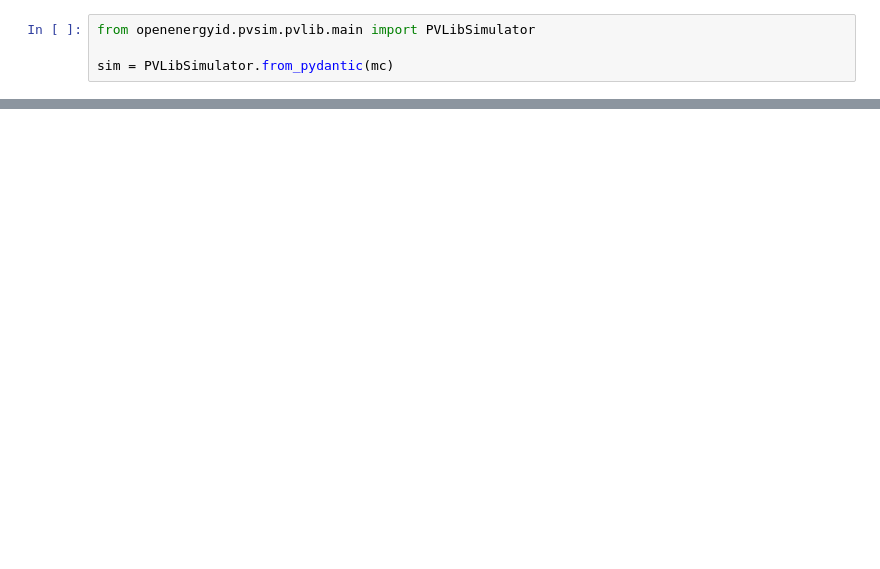
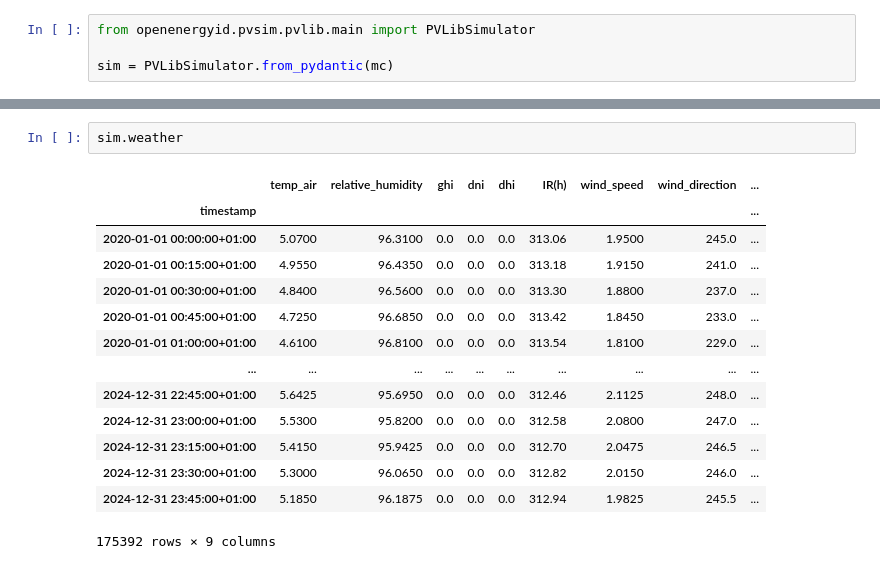
Before and after one commit to EnergieID/OpenEnergyID, a Jupyter notebook: pvlib.ipynb, the cells around one changed output, grey strips where cells are left out. Cells and saved outputs as stored; diff of their text form; blank space fills up the shorter version.

```diff
--- a/pvlib.ipynb
+++ b/pvlib.ipynb
@@ -60,0 +73,17 @@ np.float64(2534.4837578756747)
+# %%
+sim.weather
+# %% [output]
+|  | temp_air | relative_humidity | ghi | dni | dhi | IR(h) | wind_speed | wind_direction | ... |
+| timestamp |  |  |  |  |  |  |  |  | ... |
+| 2020-01-01 00:00:00+01:00 | 5.0700 | 96.3100 | 0.0 | 0.0 | 0.0 | 313.06 | 1.9500 | 245.0 | ... |
+| 2020-01-01 00:15:00+01:00 | 4.9550 | 96.4350 | 0.0 | 0.0 | 0.0 | 313.18 | 1.9150 | 241.0 | ... |
+| 2020-01-01 00:30:00+01:00 | 4.8400 | 96.5600 | 0.0 | 0.0 | 0.0 | 313.30 | 1.8800 | 237.0 | ... |
+| 2020-01-01 00:45:00+01:00 | 4.7250 | 96.6850 | 0.0 | 0.0 | 0.0 | 313.42 | 1.8450 | 233.0 | ... |
+| 2020-01-01 01:00:00+01:00 | 4.6100 | 96.8100 | 0.0 | 0.0 | 0.0 | 313.54 | 1.8100 | 229.0 | ... |
+| ... | ... | ... | ... | ... | ... | ... | ... | ... | ... |
+| 2024-12-31 22:45:00+01:00 | 5.6425 | 95.6950 | 0.0 | 0.0 | 0.0 | 312.46 | 2.1125 | 248.0 | ... |
+| 2024-12-31 23:00:00+01:00 | 5.5300 | 95.8200 | 0.0 | 0.0 | 0.0 | 312.58 | 2.0800 | 247.0 | ... |
+| 2024-12-31 23:15:00+01:00 | 5.4150 | 95.9425 | 0.0 | 0.0 | 0.0 | 312.70 | 2.0475 | 246.5 | ... |
+| 2024-12-31 23:30:00+01:00 | 5.3000 | 96.0650 | 0.0 | 0.0 | 0.0 | 312.82 | 2.0150 | 246.0 | ... |
+| 2024-12-31 23:45:00+01:00 | 5.1850 | 96.1875 | 0.0 | 0.0 | 0.0 | 312.94 | 1.9825 | 245.5 | ... |
+175392 rows × 9 columns
```
Also changed, not shown: parts of 9 cells of this notebook, 2 other files.
